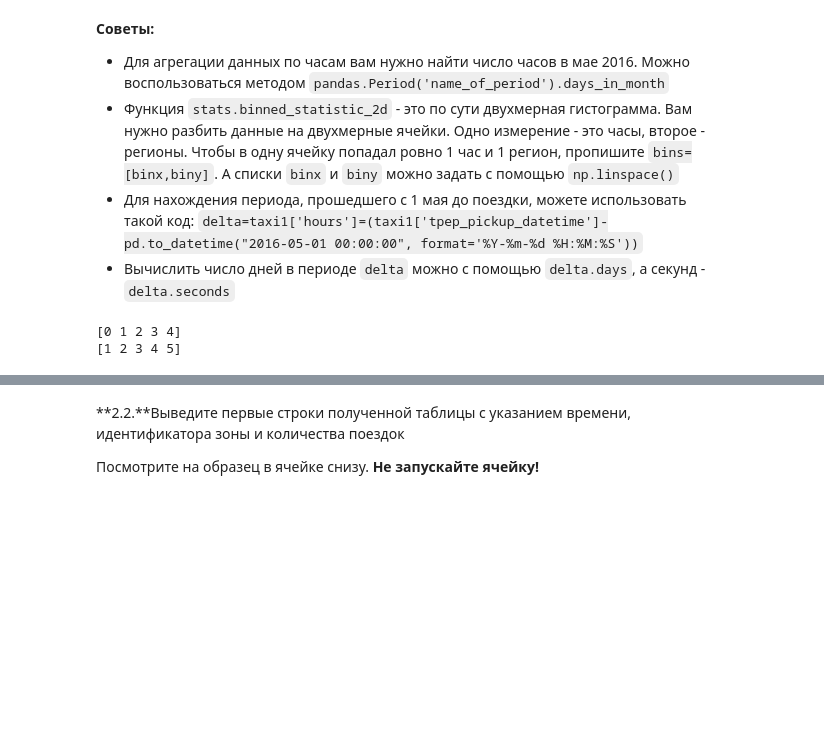
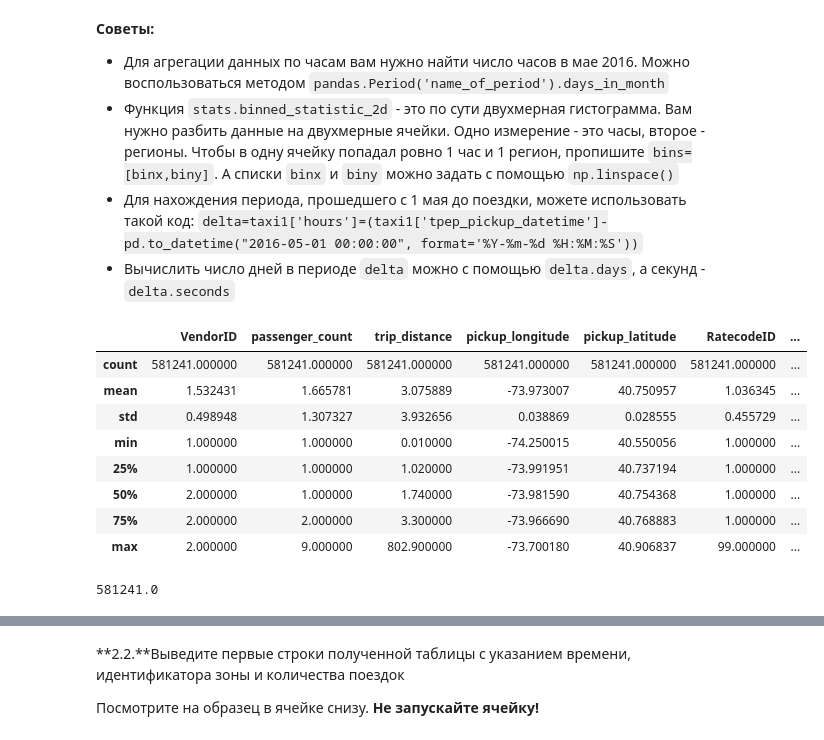
Before and after one commit to zernovga/TSA_Yellow_Cab, a Jupyter notebook: Yellow_taxi_class.ipynb, the cells around one changed output, grey strips where cells are left out. Cells and saved outputs as stored; diff of their text form; code cells hidden in the pictures; blank space fills up the shorter version.

```diff
--- a/Yellow_taxi_class.ipynb
+++ b/Yellow_taxi_class.ipynb
@@ -238,21 +238,35 @@ taxi_clean.head()
 # %%
 # Ваш код
 n_hours = pd.Period('2016-05-15').days_in_month * 24
-hours = np.linspace(0, n_hours+1, n_hours+2).astype(int)
-regions = np.linspace(1, 2501, 2501).astype(int)
-
-print(hours[:5])
-print(regions[:5])
+hours = np.linspace(0, n_hours, n_hours+1).astype(int)
+regions = np.linspace(1, 2500, 2500).astype(int)
 
 zero_date = pd.to_datetime("2016-05-01 00:00:00", format='%Y-%m-%d %H:%M:%S')
-# %% [output]
-[0 1 2 3 4]
-[1 2 3 4 5]
 # %%
 taxi_clean['hours'] = taxi_clean.progress_apply(lambda row: (row['tpep_pickup_datetime'] - zero_date).seconds // 360, axis=1)
 # %%
-binned = stats.binned_statistic_2d(taxi_clean['hours'].values,
-                          taxi_clean['region'].values,
-                          None, 'count',
-                          bins=[hours, regions])
-taxi_binned = pd.DataFrame(binned.statistic, binned.x_edge[:-1], binned.y_edge[:-1].astype(int))
+# binned = stats.binned_statistic_2d(taxi_clean['hours'].values,
+#                                 taxi_clean['region'].values,
+#                                 taxi_clean.index.values, 'count',
+#                                 bins=[hours, regions])
+
+# taxi_binned = pd.DataFrame(binned.statistic, binned.x_edge[:-1], binned.y_edge[:-1].astype(int))
+
+# taxi_binned = taxi_binned.set_index(pd.Index([
+#     zero_date + pd.Timedelta(hours=i) for i in taxi_binned.index
+# ]))
+
+# taxi_binned = pd.DataFrame(0, [zero_date + pd.Timedelta(hours=i) for i in hours], regions)
+taxi_binned = pd.DataFrame(0, [i for i in hours], regions)
+
+taxi_clean.describe()
+# %% [output]
+|  | VendorID | passenger_count | trip_distance | pickup_longitude | pickup_latitude | RatecodeID | ... |
+| count | 581241.000000 | 581241.000000 | 581241.000000 | 581241.000000 | 581241.000000 | 581241.000000 | ... |
+| mean | 1.532431 | 1.665781 | 3.075889 | -73.973007 | 40.750957 | 1.036345 | ... |
+| std | 0.498948 | 1.307327 | 3.932656 | 0.038869 | 0.028555 | 0.455729 | ... |
+| min | 1.000000 | 1.000000 | 0.010000 | -74.250015 | 40.550056 | 1.000000 | ... |
+| 25% | 1.000000 | 1.000000 | 1.020000 | -73.991951 | 40.737194 | 1.000000 | ... |
+| 50% | 2.000000 | 1.000000 | 1.740000 | -73.981590 | 40.754368 | 1.000000 | ... |
+| 75% | 2.000000 | 2.000000 | 3.300000 | -73.966690 | 40.768883 | 1.000000 | ... |
+| max | 2.000000 | 9.000000 | 802.900000 | -73.700180 | 40.906837 | 99.000000 | ... |
@@ -262,0 +273,15 @@ taxi_binned = taxi_binned.set_index(pd.Index([
+# %%
+taxi_binned = np.zeros((n_hours+1, 2500))
+
+for h, r in zip(taxi_clean['hours'], taxi_clean['region']):
+    taxi_binned[h][r] += 1
+
+print(taxi_binned.sum(0).sum())
+
+taxi_binned = pd.DataFrame(taxi_binned, [zero_date + pd.Timedelta(hours=i) for i in hours], regions)
+
+# for i, r in taxi_clean.iterrows():
+    # print(r[['tpep_pickup_datetime', 'region']])
+    # taxi_binned[r['region']][r['hours']] += 1
+# %% [output]
+581241.0
```
Also changed, not shown: parts of 7 cells of this notebook.
